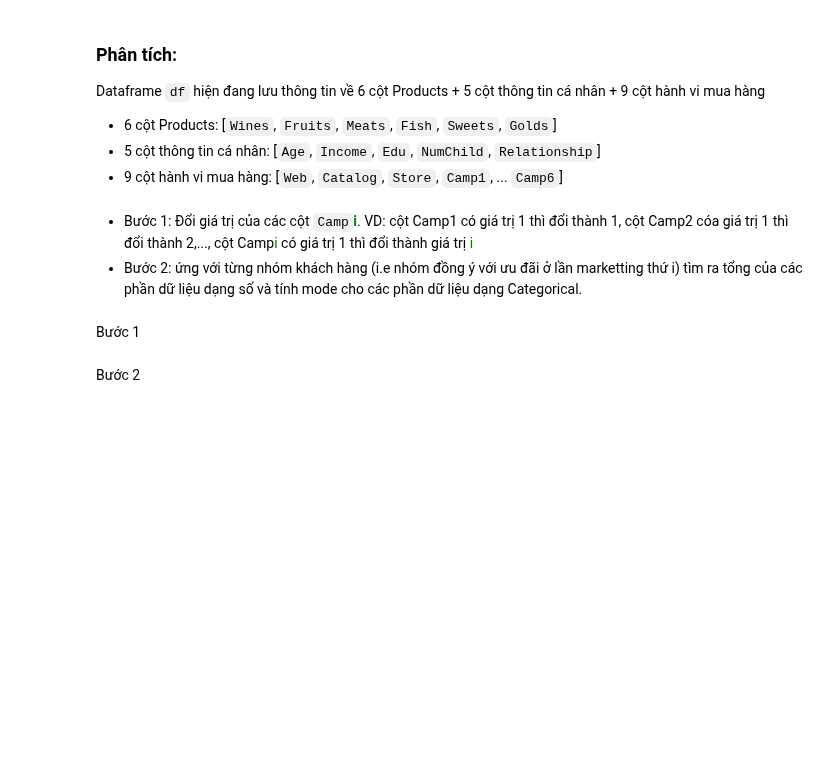
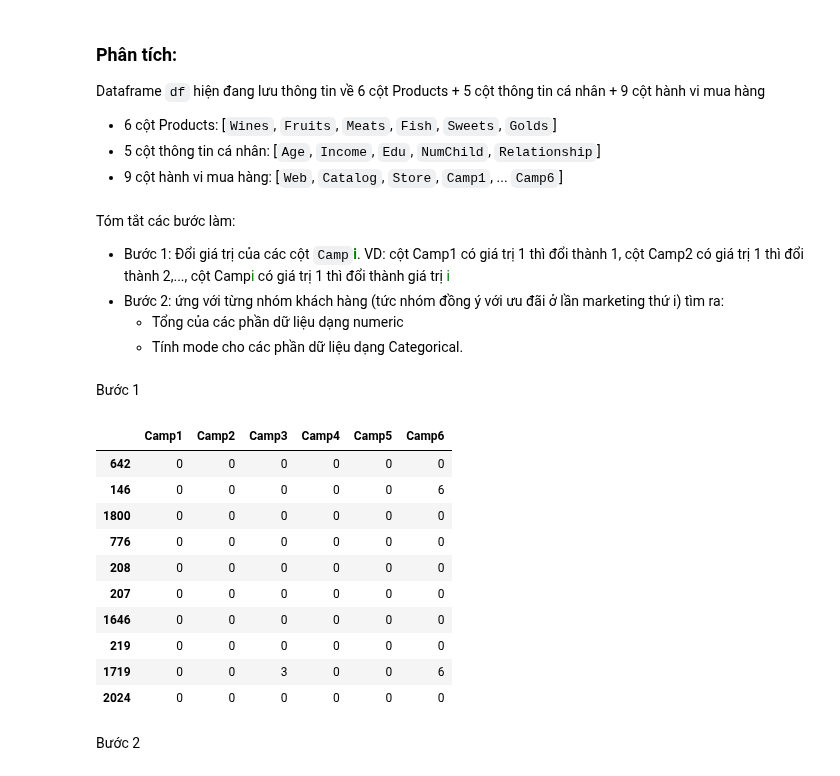
Before and after one commit to ngminhluong/CDS-EndTerm, a Jupyter notebook: Main.ipynb, the cells around one changed output. Cells and saved outputs as stored; diff of their text form; code cells hidden in the pictures; blank space fills up the shorter version.

```diff
--- a/Main.ipynb
+++ b/Main.ipynb
@@ -959,13 +959,29 @@ Dataframe `df` hiện đang lưu thông tin về 6 cột Products + 5 cột thô
 - 5 cột thông tin cá nhân: [`Age`, `Income`, `Edu`, `NumChild`, `Relationship`]
 - 9 cột hành vi mua hàng: [`Web`, `Catalog`, `Store`, `Camp1`, ... `Camp6`]
 # %% [markdown]
-- Bước 1: Đổi giá trị của các cột `Camp`<font color='green'>**i**</font>. VD: cột Camp1 có giá trị 1 thì đổi thành 1, cột Camp2 cóa giá trị 1 thì đổi thành 2,..., cột Camp<font color='green'>i</font> có giá trị 1 thì đổi thành giá trị <font color='green'>i</font>
-- Bước 2: ứng với từng nhóm khách hàng (i.e nhóm đồng ý với ưu đãi ở lần marketting thứ i) tìm ra tổng của các phần dữ liệu dạng số và tính mode cho các phần dữ liệu dạng Categorical.
+Tóm tắt các bước làm:
+- Bước 1: Đổi giá trị của các cột `Camp`<font color='green'>**i**</font>. VD: cột Camp1 có giá trị 1 thì đổi thành 1, cột Camp2 có giá trị 1 thì đổi thành 2,..., cột Camp<font color='green'>i</font> có giá trị 1 thì đổi thành giá trị <font color='green'>i</font>
+- Bước 2: ứng với từng nhóm khách hàng (tức nhóm đồng ý với ưu đãi ở lần marketing thứ i) tìm ra:
+    - Tổng của các phần dữ liệu dạng numeric
+    - Tính mode cho các phần dữ liệu dạng Categorical.
 # %% [markdown]
 Bước 1
 # %%
 for i, col in enumerate(accepted_cmp):
-    df[col][df[col] > 0] = i + 1
+    df[col][df[col] == 1] = i + 1 # vì i tính từ 0 nên cần + 1
+df[accepted_cmp].sample(10) # test
+# %% [output]
+|  | Camp1 | Camp2 | Camp3 | Camp4 | Camp5 | Camp6 |
+| 642 | 0 | 0 | 0 | 0 | 0 | 0 |
+| 146 | 0 | 0 | 0 | 0 | 0 | 6 |
+| 1800 | 0 | 0 | 0 | 0 | 0 | 0 |
+| 776 | 0 | 0 | 0 | 0 | 0 | 0 |
+| 208 | 0 | 0 | 0 | 0 | 0 | 0 |
+| 207 | 0 | 0 | 0 | 0 | 0 | 0 |
+| 1646 | 0 | 0 | 0 | 0 | 0 | 0 |
+| 219 | 0 | 0 | 0 | 0 | 0 | 0 |
+| 1719 | 0 | 0 | 3 | 0 | 0 | 6 |
+| 2024 | 0 | 0 | 0 | 0 | 0 | 0 |
 # %% [markdown]
 Bước 2
 # %%
```
Also changed, not shown: parts of 9 cells of this notebook.
